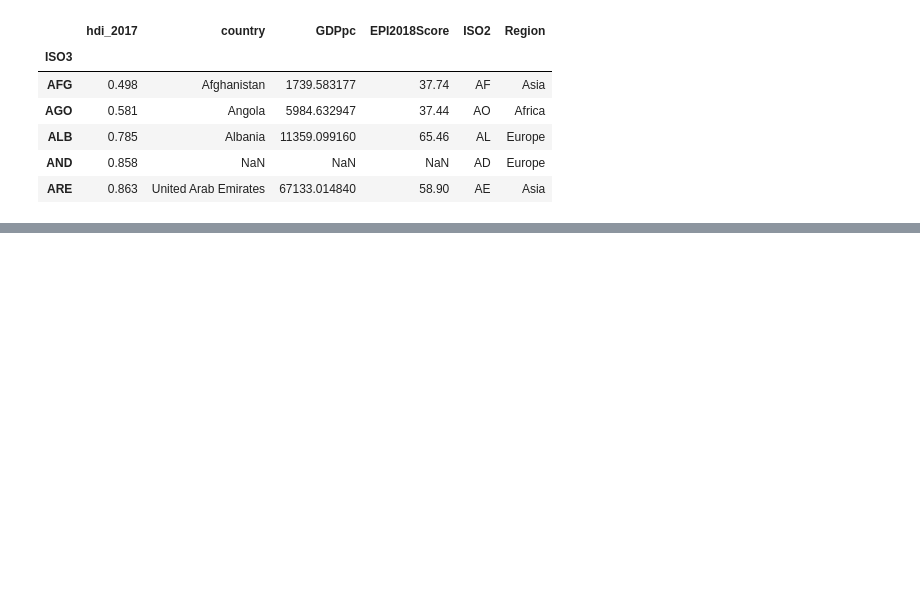
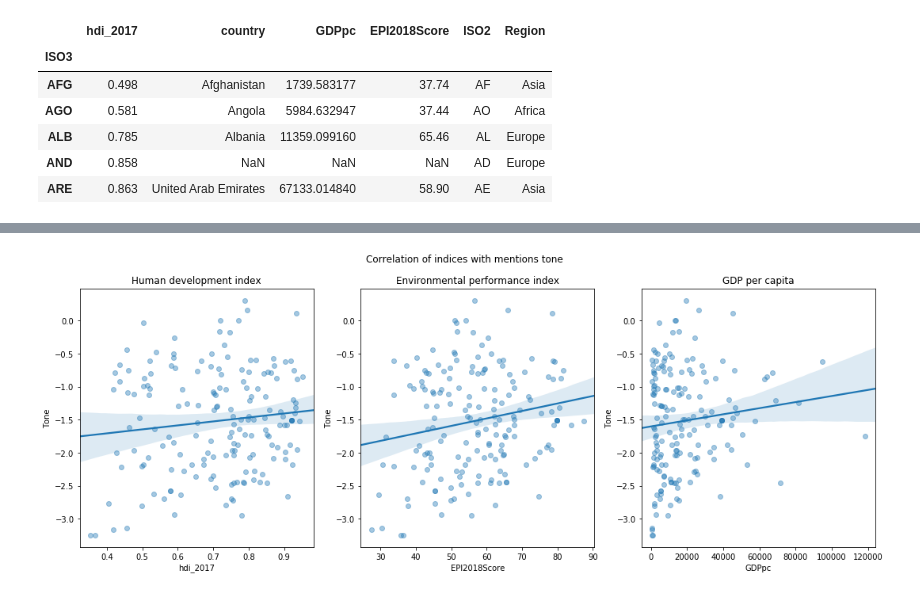
Before and after one commit to damlobster/ada2018, a Jupyter notebook: src/local/correlations/mentions_ratios_correlations.ipynb, the cells around one changed output, grey strips where cells are left out. Cells and saved outputs as stored; diff of their text form; code cells hidden in the pictures; blank space fills up the shorter version.

Commit message:
add correlations to milestone 3

```diff
--- a/src/local/correlations/mentions_ratios_correlations.ipynb
+++ b/src/local/correlations/mentions_ratios_correlations.ipynb
@@ -92,0 +104,10 @@ external_data.head(5)
+# %%
+def plot_worldwide(data, feature, title, robust):
+    plt.figure(figsize=(18,6))
+    plt.suptitle(title)
+    plt.subplot(131, title="Human development index")
+    _ = sns.regplot("hdi_2017", feature, data, ci=95, robust=robust, scatter_kws={'alpha':0.4})
+    plt.subplot(132, title="Environmental performance index")
+    _ = sns.regplot("EPI2018Score", feature, data, ci=95, robust=robust, scatter_kws={'alpha':0.4})
+    plt.subplot(133, title="GDP per capita")
+    _ = sns.regplot("GDPpc", feature, data, ci=95, robust=robust, scatter_kws={'alpha':0.4})
@@ -92,0 +155,6 @@ external_data.head(5)
+# %%
+robust = False
+# %%
+plot_worldwide(tones_joined, "Tone", "Correlation of indices with mentions tone", robust=robust)
+# %% [output]
+[figure, added]
```
Also changed, not shown: parts of 26 cells of this notebook.
